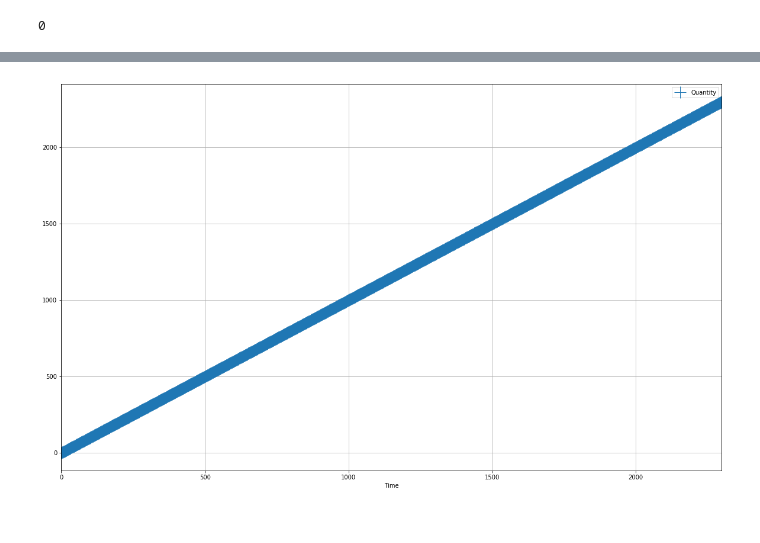
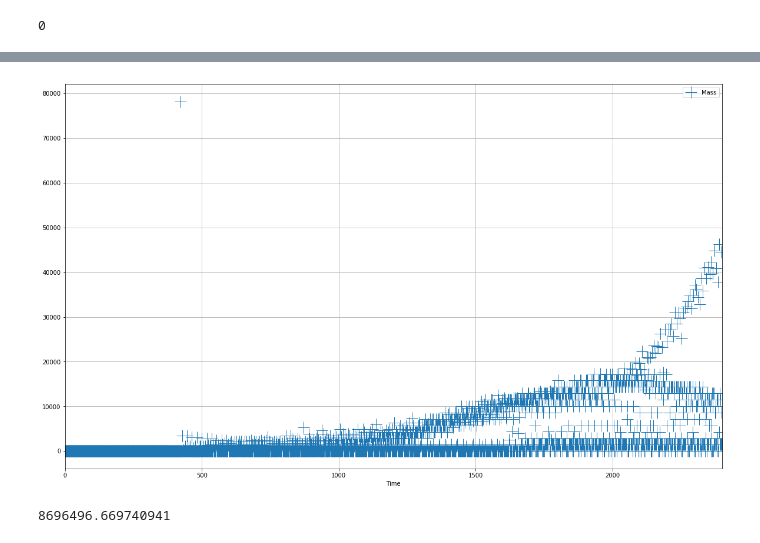
Before and after one commit to bam241/cvt_eg23, a Jupyter notebook: deployment optim.ipynb, the cells around one changed output, grey strips where cells are left out. Saved outputs shown, nothing was run; the diff lists cells and outputs as text; code cells hidden in the pictures.

```diff
--- a/deployment optim.ipynb
+++ b/deployment optim.ipynb
@@ -306,20 +296,30 @@ df3 = tm.inventories(ev, facilities=fac)
+# %%
+rec = ['fab_sfr']
+send = ['str_pu']
+nucs = ()
+coms = ()
+
+
+df3_ = tm.transactions(ev, receivers=rec, senders=send, nucs=nucs, commodities=coms)
 # %%
-df3_y_m = df3
-df3_y_m['Quantity'] = df3
-ax = df3_y_m.plot('Time','Quantity',linestyle='', marker='+', markersize='20' ,figsize = (20,12))
+ax = df3_.plot('Time','Mass',linestyle='', marker='+', markersize='20' ,figsize = (20,12))
 # Major ticks every 20, minor ticks every 5
 #import numpy as np
 #major_y_ticks = np.arange(0, 60, 1)
 
 #ax.set_yticks(major_y_ticks)
 #major_x_ticks = np.arange(0, 200, 5)
 #ax.set_xticks(major_x_ticks)
 
 
 
 # And a corresponding grid
 ax.grid(which='both')
 
 plt.show()
 # %% [output]
-[figure, old version]
+[figure, new version]
+# %%
+df3_['Mass'].sum()
+# %% [output]
+8696496.669740941
```
Also changed, not shown: parts of 21 cells of this notebook, 7 other files.
